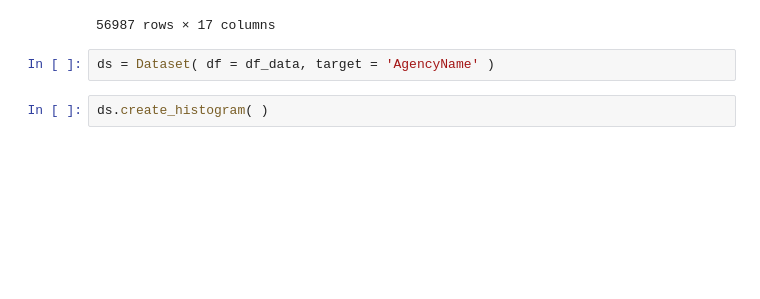
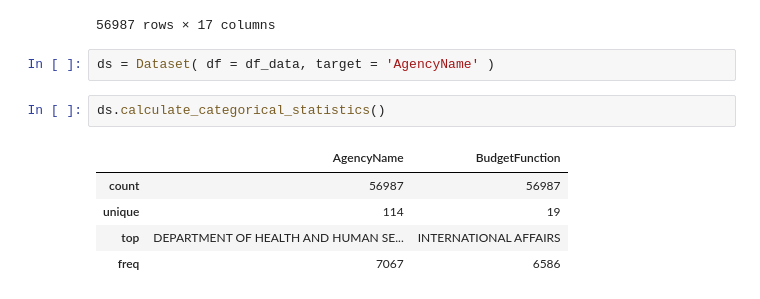
Before and after one commit to is-leeroy-jenkins/Mathy, a Jupyter notebook: ipynb/calculator.ipynb, the cells around one changed output. Drawn from its saved outputs; the diff is of its cells as text; blank space fills up the shorter version.

```diff
--- a/ipynb/calculator.ipynb
+++ b/ipynb/calculator.ipynb
@@ -70,4 +70,10 @@ Balances Dataset
 # %%
 ds = Dataset( df = df_data, target = 'AgencyName' )
 # %%
-ds.create_histogram( )
+ds.calculate_categorical_statistics()
+# %% [output]
+|  | AgencyName | BudgetFunction |
+| count | 56987 | 56987 |
+| unique | 114 | 19 |
+| top | DEPARTMENT OF HEALTH AND HUMAN SE... | INTERNATIONAL AFFAIRS |
+| freq | 7067 | 6586 |
```
Also changed, not shown: parts of 1 cell of this notebook, 1 other file.
